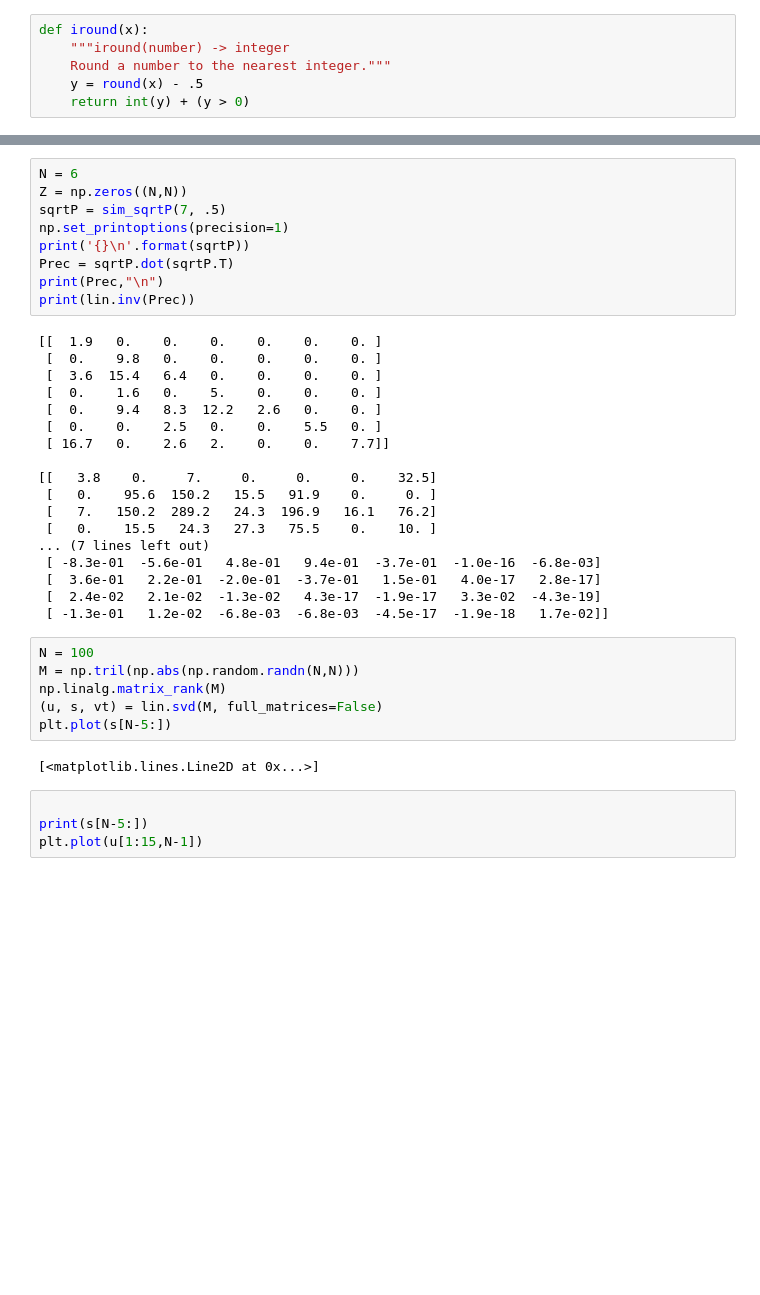
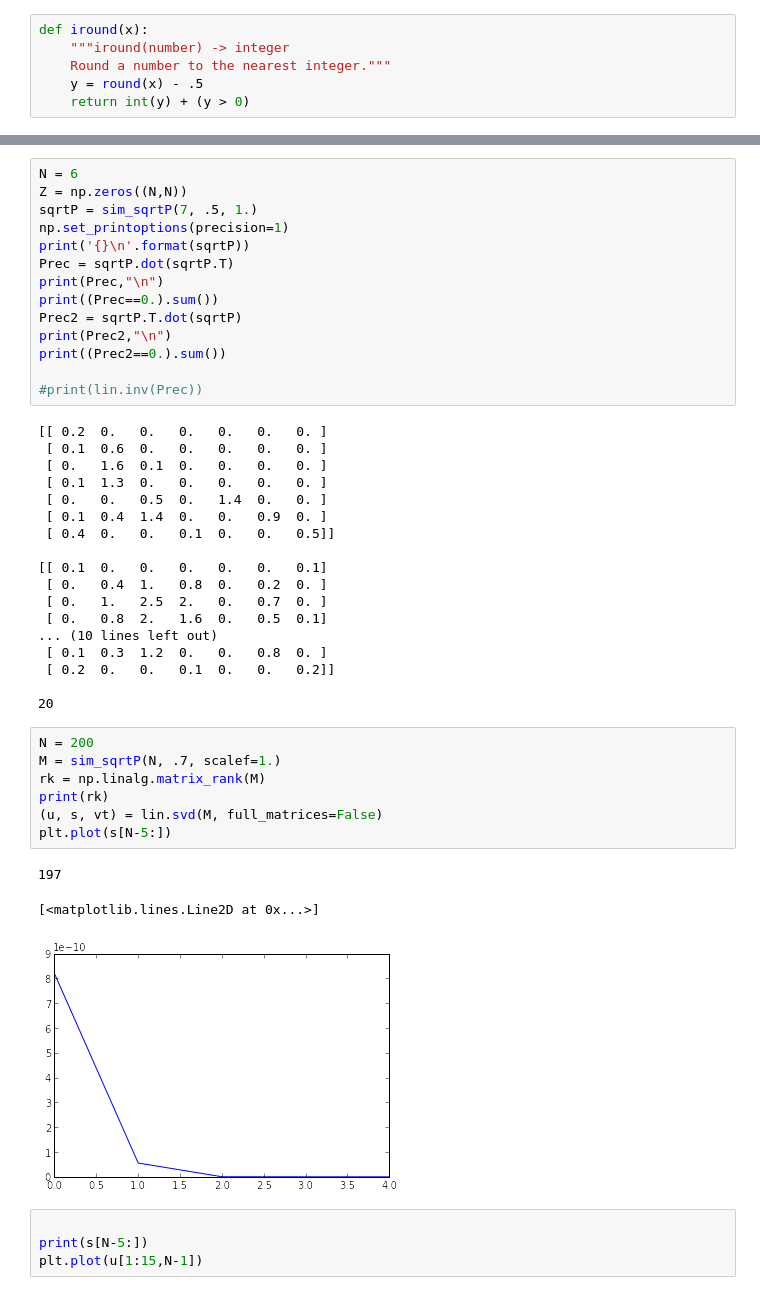
Before and after one commit to practical-neuroimaging/pna-notebooks, a Jupyter notebook: IntroCovReg.ipynb, the cells around one changed output, grey strips where cells are left out. Cells and saved outputs as stored; diff of their text form; blank space fills up the shorter version.

```diff
--- a/IntroCovReg.ipynb
+++ b/IntroCovReg.ipynb
@@ -292,38 +307,46 @@ def sim_sqrtP(N, L):
 # %%
 N = 6
 Z = np.zeros((N,N))
-sqrtP = sim_sqrtP(7, .5)
+sqrtP = sim_sqrtP(7, .5, 1.)
 np.set_printoptions(precision=1)
 print('{}\n'.format(sqrtP))
 Prec = sqrtP.dot(sqrtP.T)
 print(Prec,"\n")
-print(lin.inv(Prec))
+print((Prec==0.).sum())
+Prec2 = sqrtP.T.dot(sqrtP)
+print(Prec2,"\n")
+print((Prec2==0.).sum())
+
+#print(lin.inv(Prec))
 # %% [output]
-[[  1.9   0.    0.    0.    0.    0.    0. ]
- [  0.    9.8   0.    0.    0.    0.    0. ]
- [  3.6  15.4   6.4   0.    0.    0.    0. ]
- [  0.    1.6   0.    5.    0.    0.    0. ]
- [  0.    9.4   8.3  12.2   2.6   0.    0. ]
- [  0.    0.    2.5   0.    0.    5.5   0. ]
- [ 16.7   0.    2.6   2.    0.    0.    7.7]]
+[[ 0.2  0.   0.   0.   0.   0.   0. ]
+ [ 0.1  0.6  0.   0.   0.   0.   0. ]
+ [ 0.   1.6  0.1  0.   0.   0.   0. ]
+ [ 0.1  1.3  0.   0.   0.   0.   0. ]
+ [ 0.   0.   0.5  0.   1.4  0.   0. ]
+ [ 0.1  0.4  1.4  0.   0.   0.9  0. ]
+ [ 0.4  0.   0.   0.1  0.   0.   0.5]]
 
-[[   3.8    0.     7.     0.     0.     0.    32.5]
- [   0.    95.6  150.2   15.5   91.9    0.     0. ]
- [   7.   150.2  289.2   24.3  196.9   16.1   76.2]
- [   0.    15.5   24.3   27.3   75.5    0.    10. ]
-... (7 lines left out)
- [ -8.3e-01  -5.6e-01   4.8e-01   9.4e-01  -3.7e-01  -1.0e-16  -6.8e-03]
- [  3.6e-01   2.2e-01  -2.0e-01  -3.7e-01   1.5e-01   4.0e-17   2.8e-17]
- [  2.4e-02   2.1e-02  -1.3e-02   4.3e-17  -1.9e-17   3.3e-02  -4.3e-19]
- [ -1.3e-01   1.2e-02  -6.8e-03  -6.8e-03  -4.5e-17  -1.9e-18   1.7e-02]]
+[[ 0.1  0.   0.   0.   0.   0.   0.1]
+ [ 0.   0.4  1.   0.8  0.   0.2  0. ]
+ [ 0.   1.   2.5  2.   0.   0.7  0. ]
+ [ 0.   0.8  2.   1.6  0.   0.5  0.1]
+... (10 lines left out)
+ [ 0.1  0.3  1.2  0.   0.   0.8  0. ]
+ [ 0.2  0.   0.   0.1  0.   0.   0.2]]
+
+20
 # %%
-N = 100
-M = np.tril(np.abs(np.random.randn(N,N)))
-np.linalg.matrix_rank(M)
+N = 200
+M = sim_sqrtP(N, .7, scalef=1.)
+rk = np.linalg.matrix_rank(M)
+print(rk)
 (u, s, vt) = lin.svd(M, full_matrices=False)
 plt.plot(s[N-5:])
 # %% [output]
-[<matplotlib.lines.Line2D at 0x...>]
+197
+[<matplotlib.lines.Line2D at 0x...>]
+[figure, added]
 # %%
 
 print(s[N-5:])
```
Also changed, not shown: parts of 11 cells of this notebook, 1 other file.
